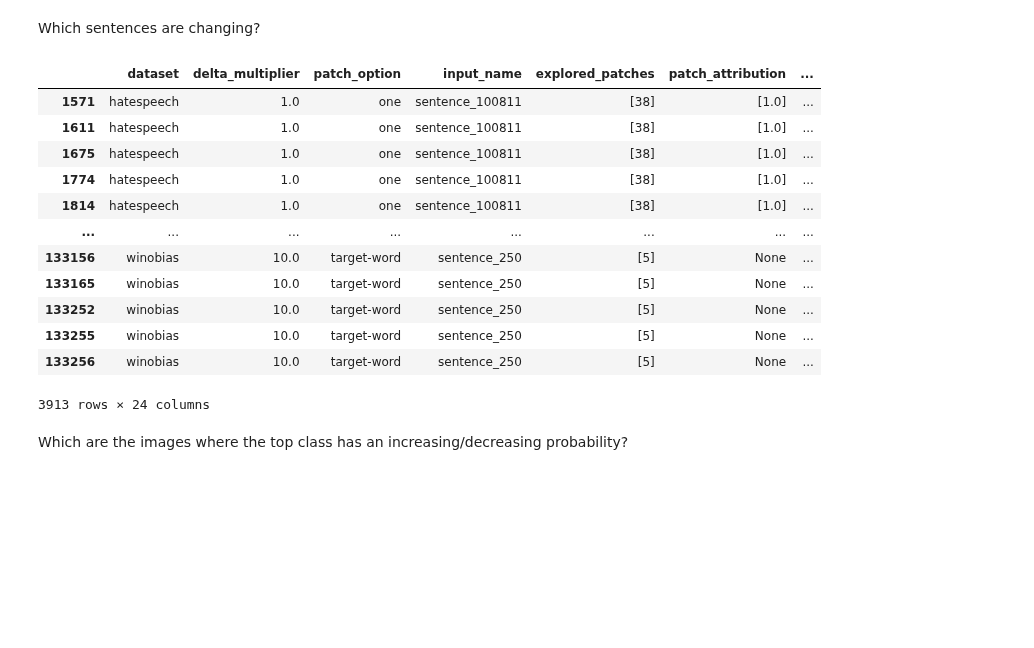
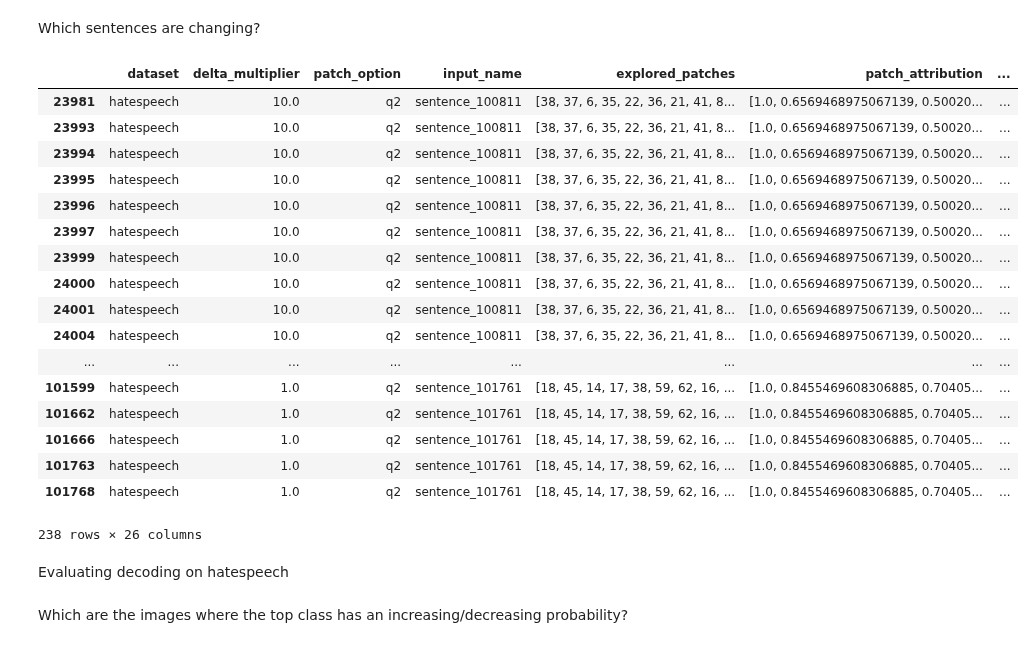
Before and after one commit to alessiomarta/transformers_equivalence_classes, a Jupyter notebook: notebooks/interpretation-analysis.ipynb, the cells around one changed output. Cells and saved outputs as stored; diff of their text form; code cells hidden in the pictures; blank space fills up the shorter version.

```diff
--- a/notebooks/interpretation-analysis.ipynb
+++ b/notebooks/interpretation-analysis.ipynb
@@ -339,23 +335,32 @@ plt.show()
 Which sentences are changing?
 # %%
 results[
-    (results["dataset"].apply(lambda x: np.any(x in ["winobias", "hatespeech"]))) &
-    (results["modified_image_diff"].apply(lambda x: np.any(np.array(x) > 0) if x is not None else False))
+    (results["dataset"].apply(lambda x: np.any(x in ["hatespeech"]))) &
+    (results["modified_image_diff"].apply(lambda x: np.any(np.array(x) > 0) if x is not None else False)) &
+    (results["modified_image_pred"] == 2) &
+    (results["original_image_pred"] == 1)
 ]
 # %% [output]
 |  | dataset | delta_multiplier | patch_option | input_name | explored_patches | patch_attribution | ... |
-| 1571 | hatespeech | 1.0 | one | sentence_100811 | [38] | [1.0] | ... |
-| 1611 | hatespeech | 1.0 | one | sentence_100811 | [38] | [1.0] | ... |
-| 1675 | hatespeech | 1.0 | one | sentence_100811 | [38] | [1.0] | ... |
-| 1774 | hatespeech | 1.0 | one | sentence_100811 | [38] | [1.0] | ... |
-| 1814 | hatespeech | 1.0 | one | sentence_100811 | [38] | [1.0] | ... |
+| 23981 | hatespeech | 10.0 | q2 | sentence_100811 | [38, 37, 6, 35, 22, 36, 21, 41, 8... | [1.0, 0.6569468975067139, 0.50020... | ... |
+| 23993 | hatespeech | 10.0 | q2 | sentence_100811 | [38, 37, 6, 35, 22, 36, 21, 41, 8... | [1.0, 0.6569468975067139, 0.50020... | ... |
+| 23994 | hatespeech | 10.0 | q2 | sentence_100811 | [38, 37, 6, 35, 22, 36, 21, 41, 8... | [1.0, 0.6569468975067139, 0.50020... | ... |
+| 23995 | hatespeech | 10.0 | q2 | sentence_100811 | [38, 37, 6, 35, 22, 36, 21, 41, 8... | [1.0, 0.6569468975067139, 0.50020... | ... |
+| 23996 | hatespeech | 10.0 | q2 | sentence_100811 | [38, 37, 6, 35, 22, 36, 21, 41, 8... | [1.0, 0.6569468975067139, 0.50020... | ... |
+| 23997 | hatespeech | 10.0 | q2 | sentence_100811 | [38, 37, 6, 35, 22, 36, 21, 41, 8... | [1.0, 0.6569468975067139, 0.50020... | ... |
+| 23999 | hatespeech | 10.0 | q2 | sentence_100811 | [38, 37, 6, 35, 22, 36, 21, 41, 8... | [1.0, 0.6569468975067139, 0.50020... | ... |
+| 24000 | hatespeech | 10.0 | q2 | sentence_100811 | [38, 37, 6, 35, 22, 36, 21, 41, 8... | [1.0, 0.6569468975067139, 0.50020... | ... |
+| 24001 | hatespeech | 10.0 | q2 | sentence_100811 | [38, 37, 6, 35, 22, 36, 21, 41, 8... | [1.0, 0.6569468975067139, 0.50020... | ... |
+| 24004 | hatespeech | 10.0 | q2 | sentence_100811 | [38, 37, 6, 35, 22, 36, 21, 41, 8... | [1.0, 0.6569468975067139, 0.50020... | ... |
 | ... | ... | ... | ... | ... | ... | ... | ... |
-| 133156 | winobias | 10.0 | target-word | sentence_250 | [5] | None | ... |
-| 133165 | winobias | 10.0 | target-word | sentence_250 | [5] | None | ... |
-| 133252 | winobias | 10.0 | target-word | sentence_250 | [5] | None | ... |
-| 133255 | winobias | 10.0 | target-word | sentence_250 | [5] | None | ... |
-| 133256 | winobias | 10.0 | target-word | sentence_250 | [5] | None | ... |
+| 101599 | hatespeech | 1.0 | q2 | sentence_101761 | [18, 45, 14, 17, 38, 59, 62, 16, ... | [1.0, 0.8455469608306885, 0.70405... | ... |
+| 101662 | hatespeech | 1.0 | q2 | sentence_101761 | [18, 45, 14, 17, 38, 59, 62, 16, ... | [1.0, 0.8455469608306885, 0.70405... | ... |
+| 101666 | hatespeech | 1.0 | q2 | sentence_101761 | [18, 45, 14, 17, 38, 59, 62, 16, ... | [1.0, 0.8455469608306885, 0.70405... | ... |
+| 101763 | hatespeech | 1.0 | q2 | sentence_101761 | [18, 45, 14, 17, 38, 59, 62, 16, ... | [1.0, 0.8455469608306885, 0.70405... | ... |
+| 101768 | hatespeech | 1.0 | q2 | sentence_101761 | [18, 45, 14, 17, 38, 59, 62, 16, ... | [1.0, 0.8455469608306885, 0.70405... | ... |
-3913 rows × 24 columns
+238 rows × 26 columns
+# %% [markdown]
+Evaluating decoding on hatespeech
 # %% [markdown]
 Which are the images where the top class has an increasing/decreasing probability?
 # %%
```
Also changed, not shown: parts of 6 cells of this notebook.
